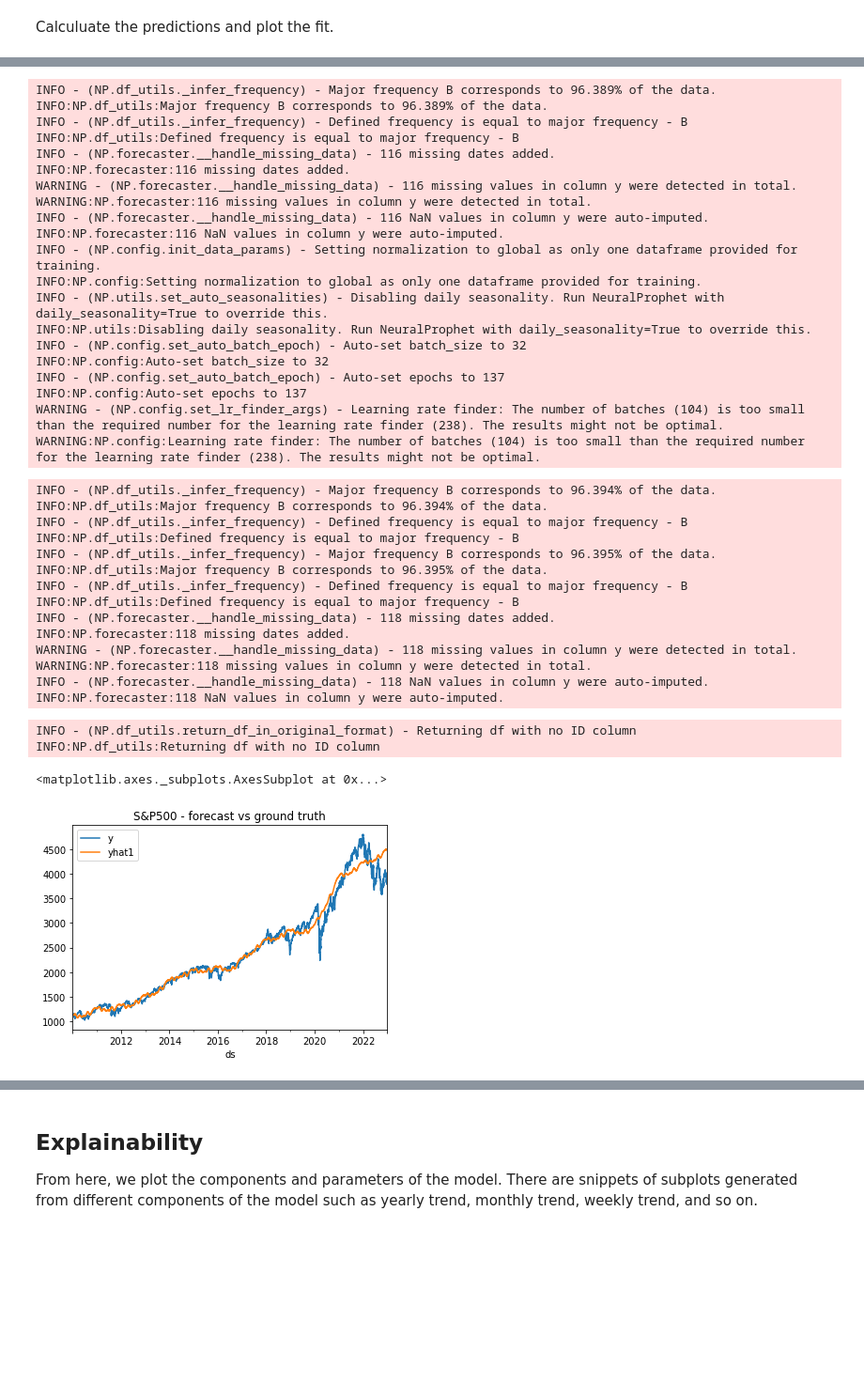
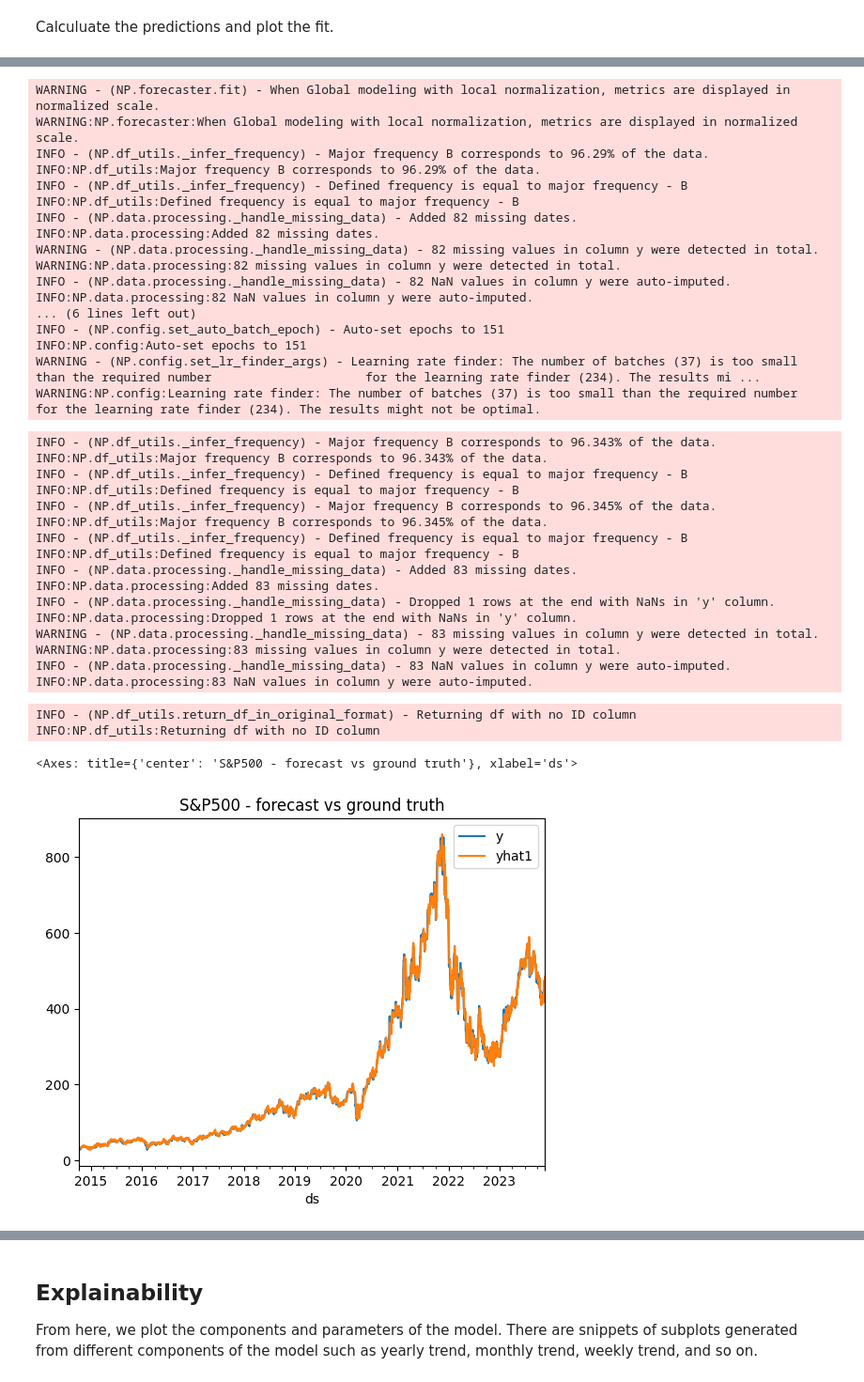
Before and after one commit to yiqiao-yin/WYNAssociates, a Jupyter notebook: docs/ref-deeplearning/ex16b - use neuralprophet to forecast stock price.ipynb, the cells around one changed output, grey strips where cells are left out. Shown at 94% size. Cells and saved outputs as stored; diff of their text form; code cells hidden in the pictures; blank space fills up the shorter version.

```diff
--- a/docs/ref-deeplearning/ex16b - use neuralprophet to forecast stock price.ipynb
+++ b/docs/ref-deeplearning/ex16b - use neuralprophet to forecast stock price.ipynb
@@ -31,7 +36,7 @@ from neuralprophet.utils import set_random_seed
 # %% [markdown]
 Download the historical prices of the S&P500 index and prepare the DataFrame for modeling with NeuralProphet:
 # %%
-df = yf.download("^GSPC", start="2010-01-01", end="2022-12-31")
+df = yf.download("HUBS") #$, start="2010-01-01", end="2023-11-22")
 df = df[["Adj Close"]].reset_index(drop=False)
 df.columns = ["ds", "y"]
 # %% [output]
@@ -193,55 +261,54 @@ Add the AR-Net to NeuralProphet:
 # %%
 set_random_seed(42)
 model = NeuralProphet(
     changepoints_range=0.95,
     n_lags=10,
     ar_reg=1,
-    num_hidden_layers=3,
-    d_hidden=32
+    # num_hidden_layers=3,
+    # d_hidden=32
 )
 
 metrics = model.fit(df_train, freq="B")
 
 pred_df = model.predict(df)
 pred_df.plot(x="ds", y=["y", "yhat1"],
              title="S&P500 - forecast vs ground truth")
 # %% [output]
-INFO - (NP.df_utils._infer_frequency) - Major frequency B corresponds to 96.389% of the data.
-INFO:NP.df_utils:Major frequency B corresponds to 96.389% of the data.
+WARNING - (NP.forecaster.fit) - When Global modeling with local normalization, metrics are displayed in normalized scale.
+WARNING:NP.forecaster:When Global modeling with local normalization, metrics are displayed in normalized scale.
+INFO - (NP.df_utils._infer_frequency) - Major frequency B corresponds to 96.29% of the data.
+INFO:NP.df_utils:Major frequency B corresponds to 96.29% of the data.
 INFO - (NP.df_utils._infer_frequency) - Defined frequency is equal to major frequency - B
 INFO:NP.df_utils:Defined frequency is equal to major frequency - B
-INFO - (NP.forecaster.__handle_missing_data) - 116 missing dates added.
-INFO:NP.forecaster:116 missing dates added.
-WARNING - (NP.forecaster.__handle_missing_data) - 116 missing values in column y were detected in total.
-WARNING:NP.forecaster:116 missing values in column y were detected in total.
-INFO - (NP.forecaster.__handle_missing_data) - 116 NaN values in column y were auto-imputed.
-INFO:NP.forecaster:116 NaN values in column y were auto-imputed.
-INFO - (NP.config.init_data_params) - Setting normalization to global as only one dataframe provided for training.
-INFO:NP.config:Setting normalization to global as only one dataframe provided for training.
-INFO - (NP.utils.set_auto_seasonalities) - Disabling daily seasonality. Run NeuralProphet with daily_seasonality=True to override this.
-INFO:NP.utils:Disabling daily seasonality. Run NeuralProphet with daily_seasonality=True to override this.
-INFO - (NP.config.set_auto_batch_epoch) - Auto-set batch_size to 32
-INFO:NP.config:Auto-set batch_size to 32
-INFO - (NP.config.set_auto_batch_epoch) - Auto-set epochs to 137
-INFO:NP.config:Auto-set epochs to 137
-WARNING - (NP.config.set_lr_finder_args) - Learning rate finder: The number of batches (104) is too small than the required number for the learning rate finder (238). The results might not be optimal.
-WARNING:NP.config:Learning rate finder: The number of batches (104) is too small than the required number for the learning rate finder (238). The results might not be optimal.
+INFO - (NP.data.processing._handle_missing_data) - Added 82 missing dates.
+INFO:NP.data.processing:Added 82 missing dates.
+WARNING - (NP.data.processing._handle_missing_data) - 82 missing values in column y were detected in total.
+WARNING:NP.data.processing:82 missing values in column y were detected in total.
+INFO - (NP.data.processing._handle_missing_data) - 82 NaN values in column y were auto-imputed.
+INFO:NP.data.processing:82 NaN values in column y were auto-imputed.
+... (6 lines left out)
+INFO - (NP.config.set_auto_batch_epoch) - Auto-set epochs to 151
+INFO:NP.config:Auto-set epochs to 151
+WARNING - (NP.config.set_lr_finder_args) - Learning rate finder: The number of batches (37) is too small than the required number                     for the learning rate finder (234). The results mi ...
+WARNING:NP.config:Learning rate finder: The number of batches (37) is too small than the required number                     for the learning rate finder (234). The results might not be optimal.
-INFO - (NP.df_utils._infer_frequency) - Major frequency B corresponds to 96.394% of the data.
-INFO:NP.df_utils:Major frequency B corresponds to 96.394% of the data.
+INFO - (NP.df_utils._infer_frequency) - Major frequency B corresponds to 96.343% of the data.
+INFO:NP.df_utils:Major frequency B corresponds to 96.343% of the data.
 INFO - (NP.df_utils._infer_frequency) - Defined frequency is equal to major frequency - B
 INFO:NP.df_utils:Defined frequency is equal to major frequency - B
-INFO - (NP.df_utils._infer_frequency) - Major frequency B corresponds to 96.395% of the data.
-INFO:NP.df_utils:Major frequency B corresponds to 96.395% of the data.
+INFO - (NP.df_utils._infer_frequency) - Major frequency B corresponds to 96.345% of the data.
+INFO:NP.df_utils:Major frequency B corresponds to 96.345% of the data.
 INFO - (NP.df_utils._infer_frequency) - Defined frequency is equal to major frequency - B
 INFO:NP.df_utils:Defined frequency is equal to major frequency - B
-INFO - (NP.forecaster.__handle_missing_data) - 118 missing dates added.
-INFO:NP.forecaster:118 missing dates added.
-WARNING - (NP.forecaster.__handle_missing_data) - 118 missing values in column y were detected in total.
-WARNING:NP.forecaster:118 missing values in column y were detected in total.
-INFO - (NP.forecaster.__handle_missing_data) - 118 NaN values in column y were auto-imputed.
-INFO:NP.forecaster:118 NaN values in column y were auto-imputed.
+INFO - (NP.data.processing._handle_missing_data) - Added 83 missing dates.
+INFO:NP.data.processing:Added 83 missing dates.
+INFO - (NP.data.processing._handle_missing_data) - Dropped 1 rows at the end with NaNs in 'y' column.
+INFO:NP.data.processing:Dropped 1 rows at the end with NaNs in 'y' column.
+WARNING - (NP.data.processing._handle_missing_data) - 83 missing values in column y were detected in total.
+WARNING:NP.data.processing:83 missing values in column y were detected in total.
+INFO - (NP.data.processing._handle_missing_data) - 83 NaN values in column y were auto-imputed.
+INFO:NP.data.processing:83 NaN values in column y were auto-imputed.
 INFO - (NP.df_utils.return_df_in_original_format) - Returning df with no ID column
 INFO:NP.df_utils:Returning df with no ID column
-<matplotlib.axes._subplots.AxesSubplot at 0x...>
+<Axes: title={'center': 'S&P500 - forecast vs ground truth'}, xlabel='ds'>
-[figure, old version]
+[figure, new version]
 # %%
```
Also changed, not shown: parts of 23 cells of this notebook, 1 other file.
